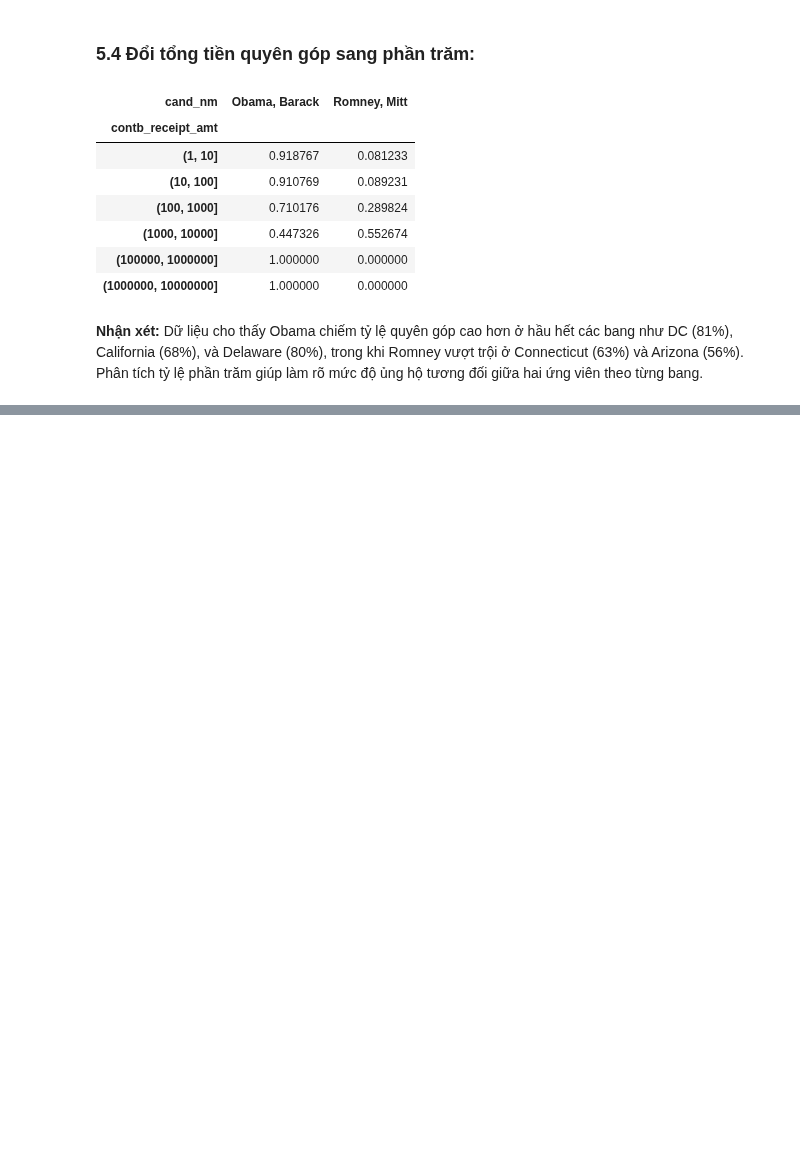
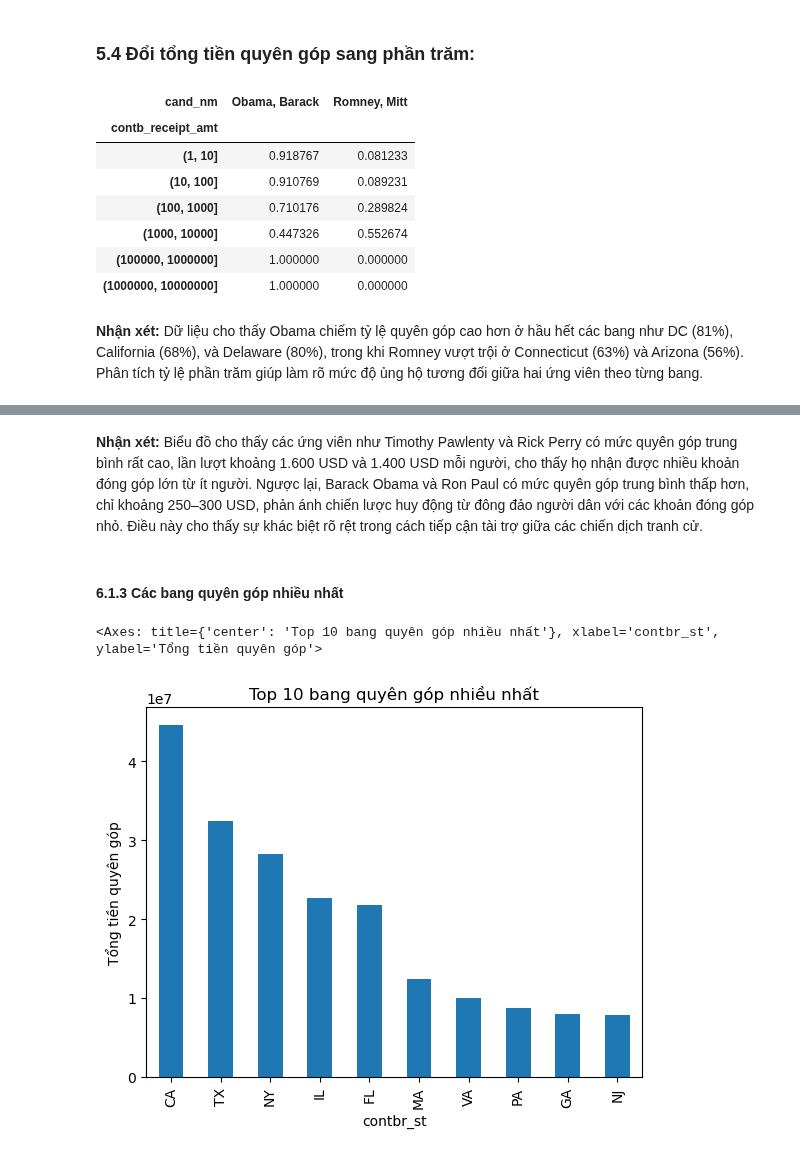
Before and after one commit to Hutramikha/Data_Analysis_SGU_2025, a Jupyter notebook: Data_analysis/practice/Lab02_Data_Analytics/13.5 2012 Federal Election Commission Database/2012FederalElectionCommissionDatabase.ipynb, the cells around one changed output, grey strips where cells are left out. Cells and saved outputs as stored; diff of their text form; code cells hidden in the pictures; blank space fills up the shorter version.

```diff
--- a/Data_analysis/practice/Lab02_Data_Analytics/13.5 2012 Federal Election Commission Database/2012FederalElectionCommissionDatabase.ipynb
+++ b/Data_analysis/practice/Lab02_Data_Analytics/13.5 2012 Federal Election Commission Database/2012FederalElectionCommissionDatabase.ipynb
@@ -594,0 +618,10 @@ percent.head(10)
+# %% [markdown]
+**Nhận xét:** Biểu đồ cho thấy các ứng viên như Timothy Pawlenty và Rick Perry có mức quyên góp trung bình rất cao, lần lượt khoảng 1.600 USD và 1.400 USD mỗi người, cho thấy họ nhận được nhiều khoản đóng góp lớn từ ít người. Ngược lại, Barack Obama và Ron Paul có mức quyên góp trung bình thấp hơn, chỉ khoảng 250–300 USD, phản ánh chiến lược huy động từ đông đảo người dân với các khoản đóng góp nhỏ. Điều này cho thấy sự khác biệt rõ rệt trong cách tiếp cận tài trợ giữa các chiến dịch tranh cử.
+# %% [markdown]
+#### **6.1.3 Các bang quyên góp nhiều nhất**
+# %%
+# Tổng tiền quyên góp theo bang, chọn top 10 bang đóng góp nhiều nhất
+fec.groupby("contbr_st")["contb_receipt_amt"].sum().sort_values(ascending=False).head(10).plot(kind="bar", title="Top 10 bang quyên góp nhiều nhất", ylabel="Tổng tiền quyên góp")
+# %% [output]
+<Axes: title={'center': 'Top 10 bang quyên góp nhiều nhất'}, xlabel='contbr_st', ylabel='Tổng tiền quyên góp'>
+[figure, added]
```
Also changed, not shown: parts of 46 cells of this notebook, 1 other file.
